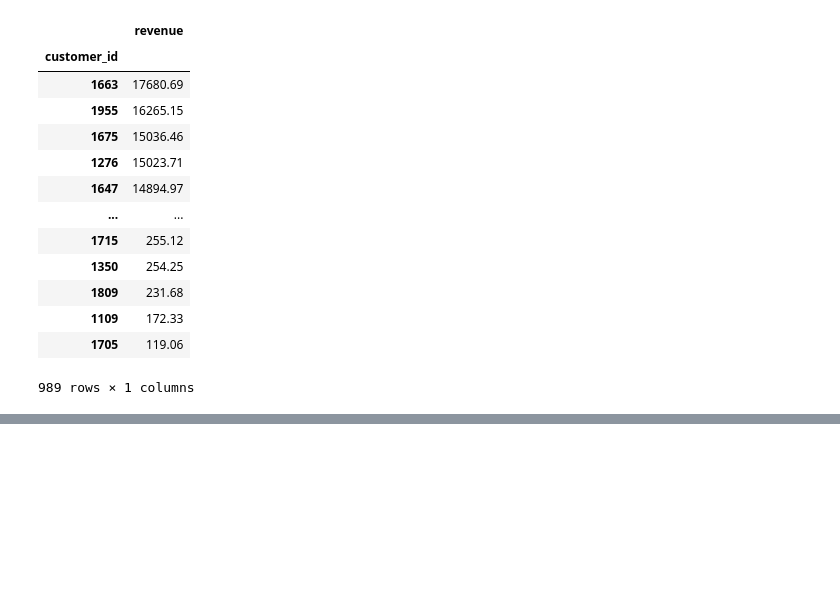
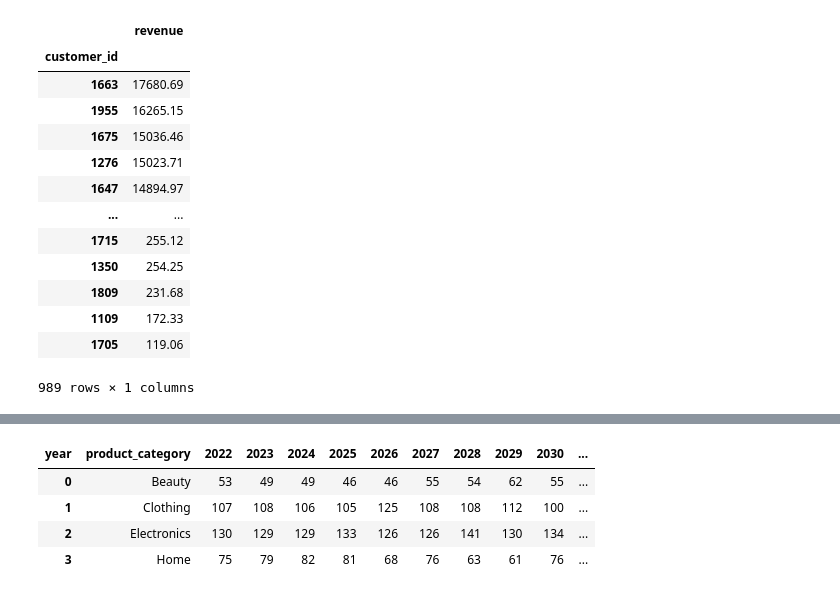
Before and after one commit to harshit00052/super-store-data-analysis, a Jupyter notebook: project/main.ipynb, the cells around one changed output, grey strips where cells are left out. Cells and saved outputs as stored; diff of their text form; code cells hidden in the pictures; blank space fills up the shorter version.

```diff
--- a/project/main.ipynb
+++ b/project/main.ipynb
@@ -164,0 +234,12 @@ df.groupby('customer_id').agg({'revenue':'sum'}).sort_values(by=['revenue'], asc
+# %%
+df.pivot_table(index=['product_category'], columns='year', values='order_id', aggfunc='count').reset_index()
+
+# Customers consistently prefer Electronics over other categories :- Increase inventory allocation for Electronics and introduce premium product variants
+# Beauty contributes the least to total unit sales :- Investigate pricing , Consider bundling Beauty products with high-selling categories.
+# Sales fluctuate from year to year :- month by month analysis may help here to find sale trend
+# %% [output]
+| year | product_category | 2022 | 2023 | 2024 | 2025 | 2026 | 2027 | 2028 | 2029 | 2030 | ... |
+| 0 | Beauty | 53 | 49 | 49 | 46 | 46 | 55 | 54 | 62 | 55 | ... |
+| 1 | Clothing | 107 | 108 | 106 | 105 | 125 | 108 | 108 | 112 | 100 | ... |
+| 2 | Electronics | 130 | 129 | 129 | 133 | 126 | 126 | 141 | 130 | 134 | ... |
+| 3 | Home | 75 | 79 | 82 | 81 | 68 | 76 | 63 | 61 | 76 | ... |
```
Also changed, not shown: parts of 7 cells of this notebook, 1 other file.
